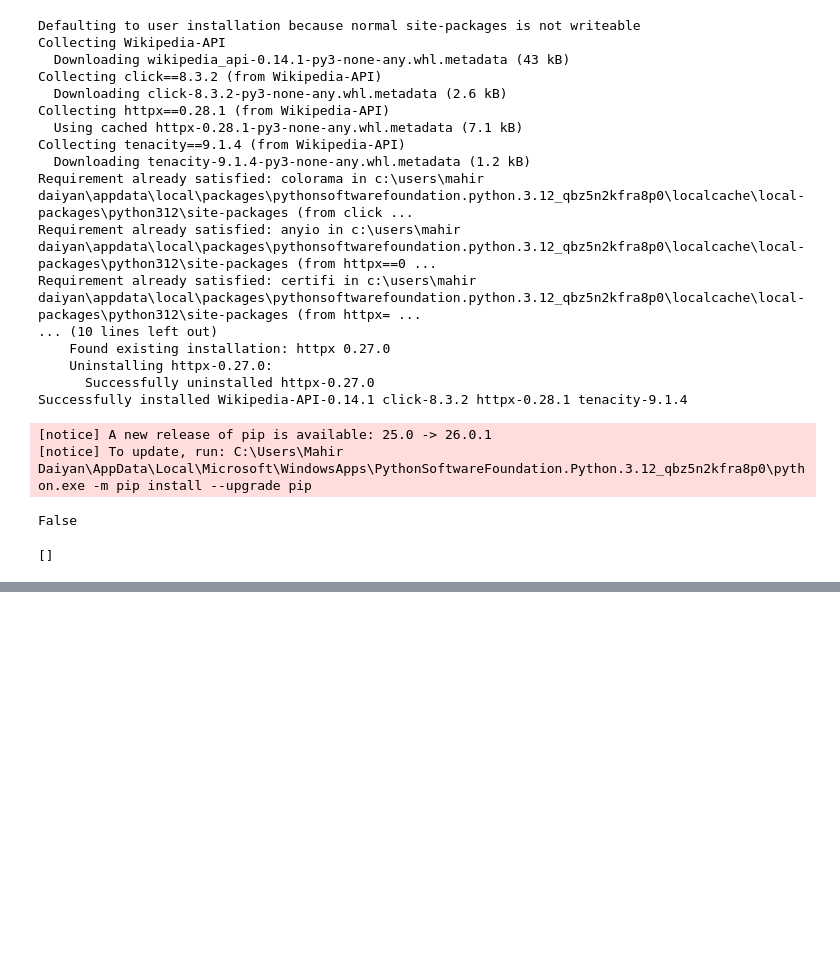
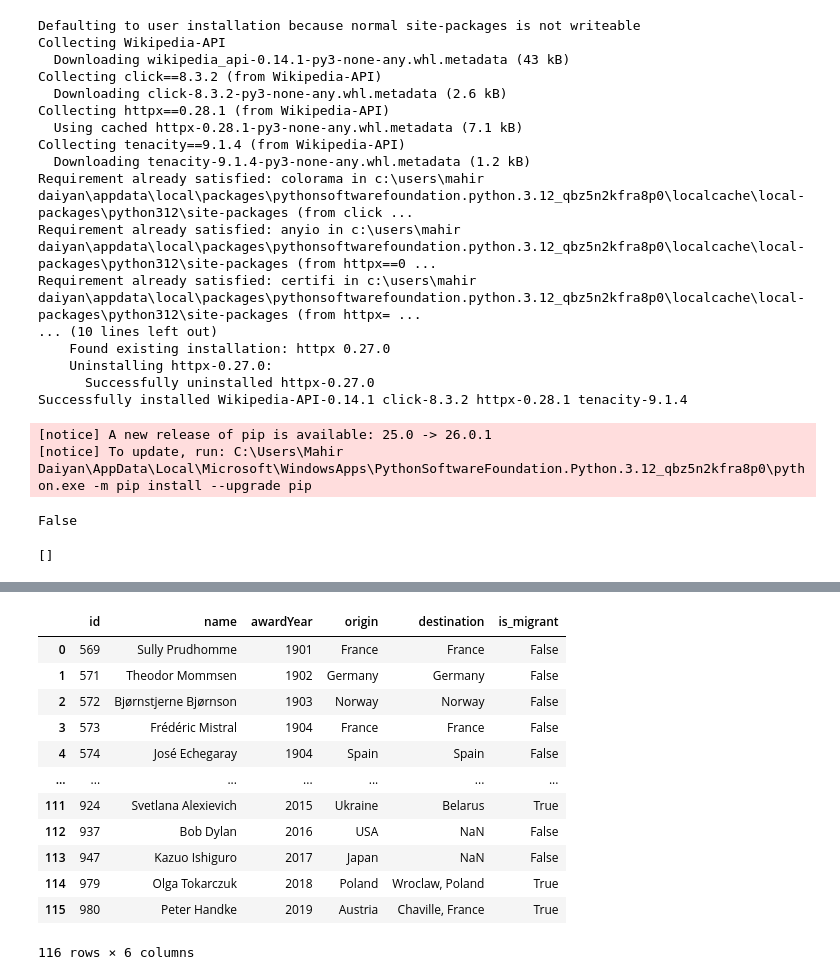
Before and after one commit to MHRDYN7/HUMA_1678_Final_Project, a Jupyter notebook: exploration.ipynb, the cells around one changed output, grey strips where cells are left out. Cells and saved outputs as stored; diff of their text form; code cells hidden in the pictures; blank space fills up the shorter version.

Commit message:
basic analysis

```diff
--- a/exploration.ipynb
+++ b/exploration.ipynb
@@ -197,0 +217,17 @@ page_py.sections
+# %%
+migration = pd.read_csv("migration_analysis.csv")
+migration
+# %% [output]
+|  | id | name | awardYear | origin | destination | is_migrant |
+| 0 | 569 | Sully Prudhomme | 1901 | France | France | False |
+| 1 | 571 | Theodor Mommsen | 1902 | Germany | Germany | False |
+| 2 | 572 | Bjørnstjerne Bjørnson | 1903 | Norway | Norway | False |
+| 3 | 573 | Frédéric Mistral | 1904 | France | France | False |
+| 4 | 574 | José Echegaray | 1904 | Spain | Spain | False |
+| ... | ... | ... | ... | ... | ... | ... |
+| 111 | 924 | Svetlana Alexievich | 2015 | Ukraine | Belarus | True |
+| 112 | 937 | Bob Dylan | 2016 | USA | NaN | False |
+| 113 | 947 | Kazuo Ishiguro | 2017 | Japan | NaN | False |
+| 114 | 979 | Olga Tokarczuk | 2018 | Poland | Wroclaw, Poland | True |
+| 115 | 980 | Peter Handke | 2019 | Austria | Chaville, France | True |
+116 rows × 6 columns
```
Also changed, not shown: parts of 1 cell of this notebook, 9 other files.
